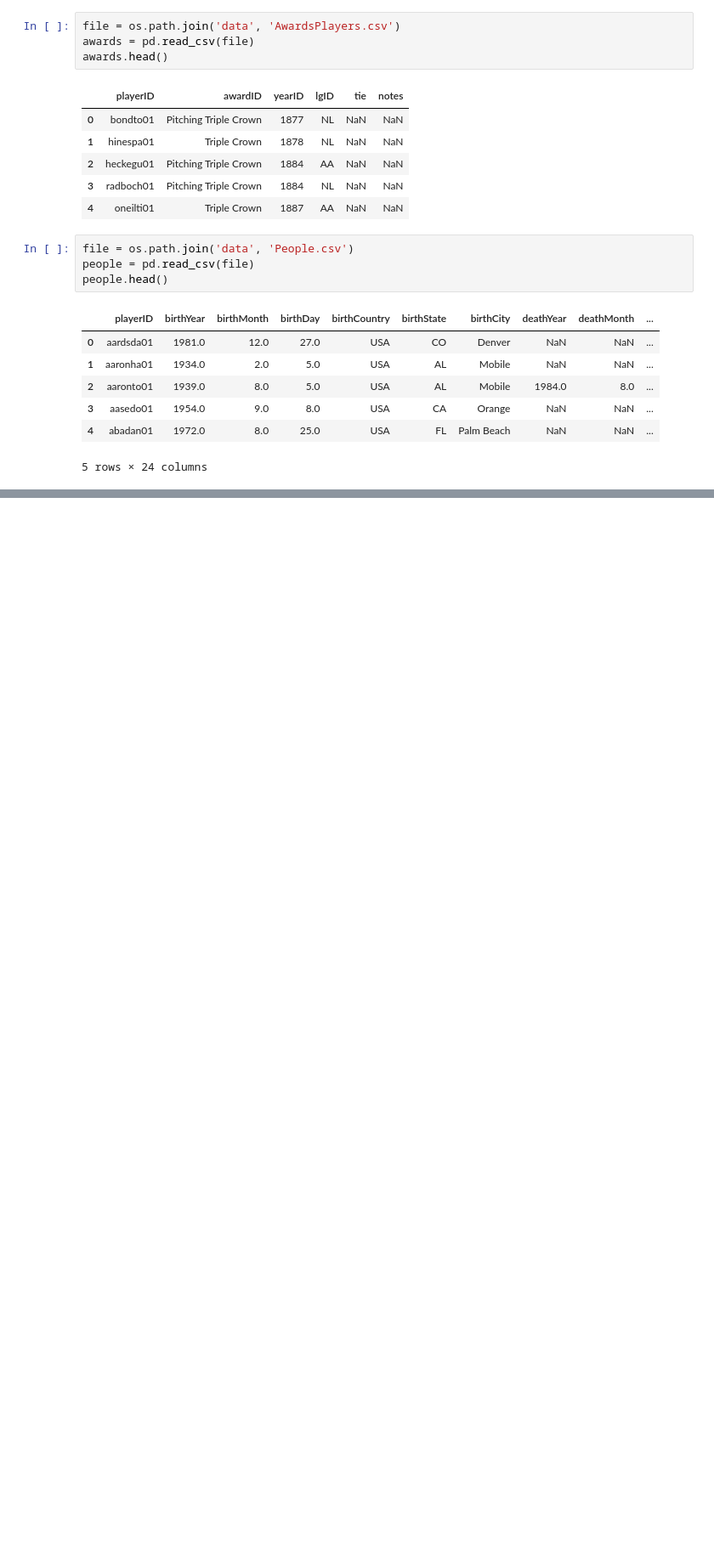
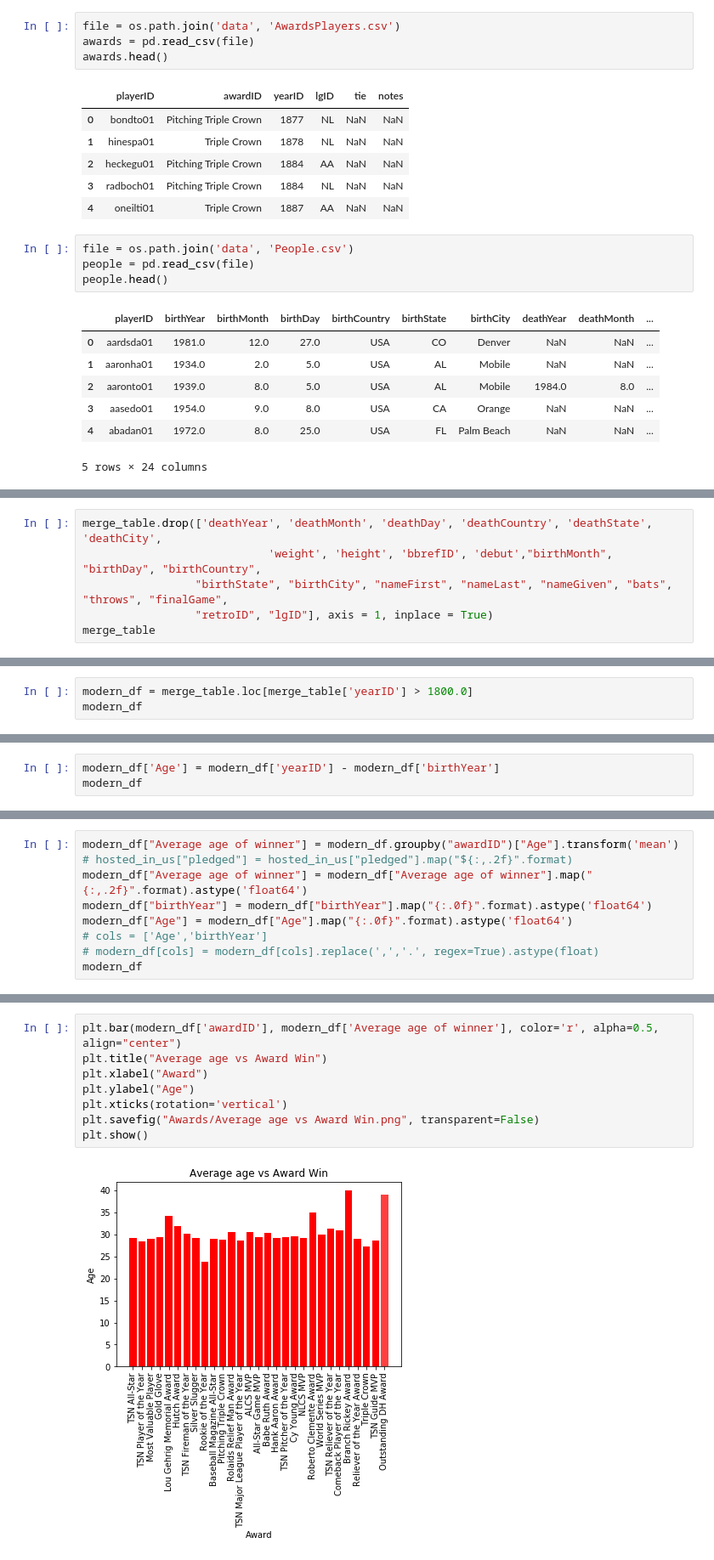
Before and after one commit to AGBarbour/Project-1, a Jupyter notebook: Awards.ipynb, the cells around one changed output, grey strips where cells are left out. Shown at 85% size. Cells and saved outputs as stored; diff of their text form; blank space fills up the shorter version.

Commit message:
Added Salaries and png and Awards and pngs

```diff
--- a/Awards.ipynb
+++ b/Awards.ipynb
@@ -27,0 +71,6 @@ people.head()
+# %%
+merge_table.drop(['deathYear', 'deathMonth', 'deathDay', 'deathCountry', 'deathState', 'deathCity',
+                            'weight', 'height', 'bbrefID', 'debut',"birthMonth", "birthDay", "birthCountry",
+                 "birthState", "birthCity", "nameFirst", "nameLast", "nameGiven", "bats", "throws", "finalGame",
+                 "retroID", "lgID"], axis = 1, inplace = True)
+merge_table
@@ -27,0 +96,3 @@ people.head()
+# %%
+modern_df = merge_table.loc[merge_table['yearID'] > 1800.0]
+modern_df
@@ -27,0 +118,3 @@ people.head()
+# %%
+modern_df['Age'] = modern_df['yearID'] - modern_df['birthYear']
+modern_df
@@ -27,0 +140,9 @@ people.head()
+# %%
+modern_df["Average age of winner"] = modern_df.groupby("awardID")["Age"].transform('mean')
+# hosted_in_us["pledged"] = hosted_in_us["pledged"].map("${:,.2f}".format)
+modern_df["Average age of winner"] = modern_df["Average age of winner"].map("{:,.2f}".format).astype('float64')
+modern_df["birthYear"] = modern_df["birthYear"].map("{:.0f}".format).astype('float64')
+modern_df["Age"] = modern_df["Age"].map("{:.0f}".format).astype('float64')
+# cols = ['Age','birthYear']
+# modern_df[cols] = modern_df[cols].replace(',','.', regex=True).astype(float)
+modern_df
@@ -27,0 +168,10 @@ people.head()
+# %%
+plt.bar(modern_df['awardID'], modern_df['Average age of winner'], color='r', alpha=0.5, align="center")
+plt.title("Average age vs Award Win")
+plt.xlabel("Award")
+plt.ylabel("Age")
+plt.xticks(rotation='vertical')
+plt.savefig("Awards/Average age vs Award Win.png", transparent=False)
+plt.show()
+# %% [output]
+[figure, added]
```
Also changed, not shown: parts of 8 cells of this notebook, 4 other files.
